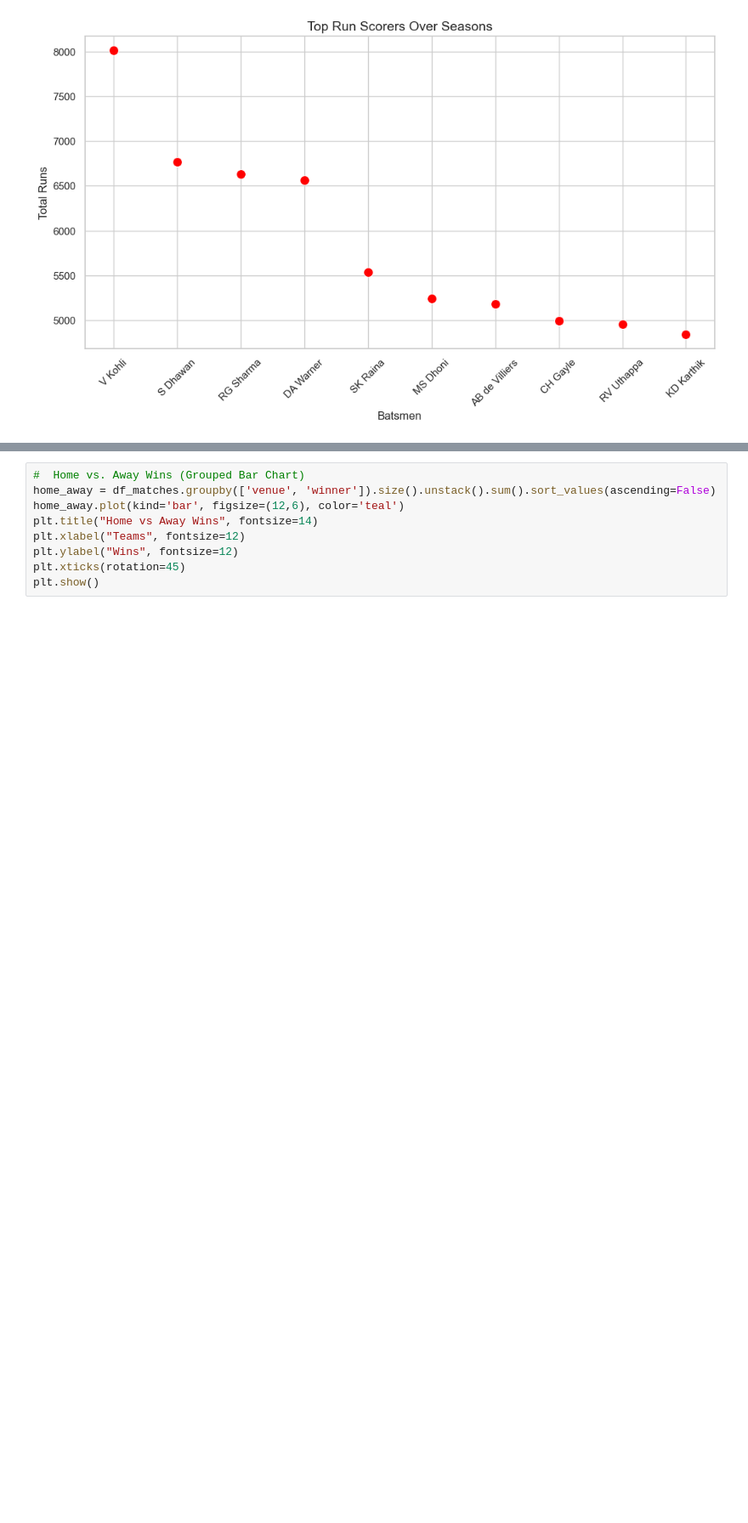
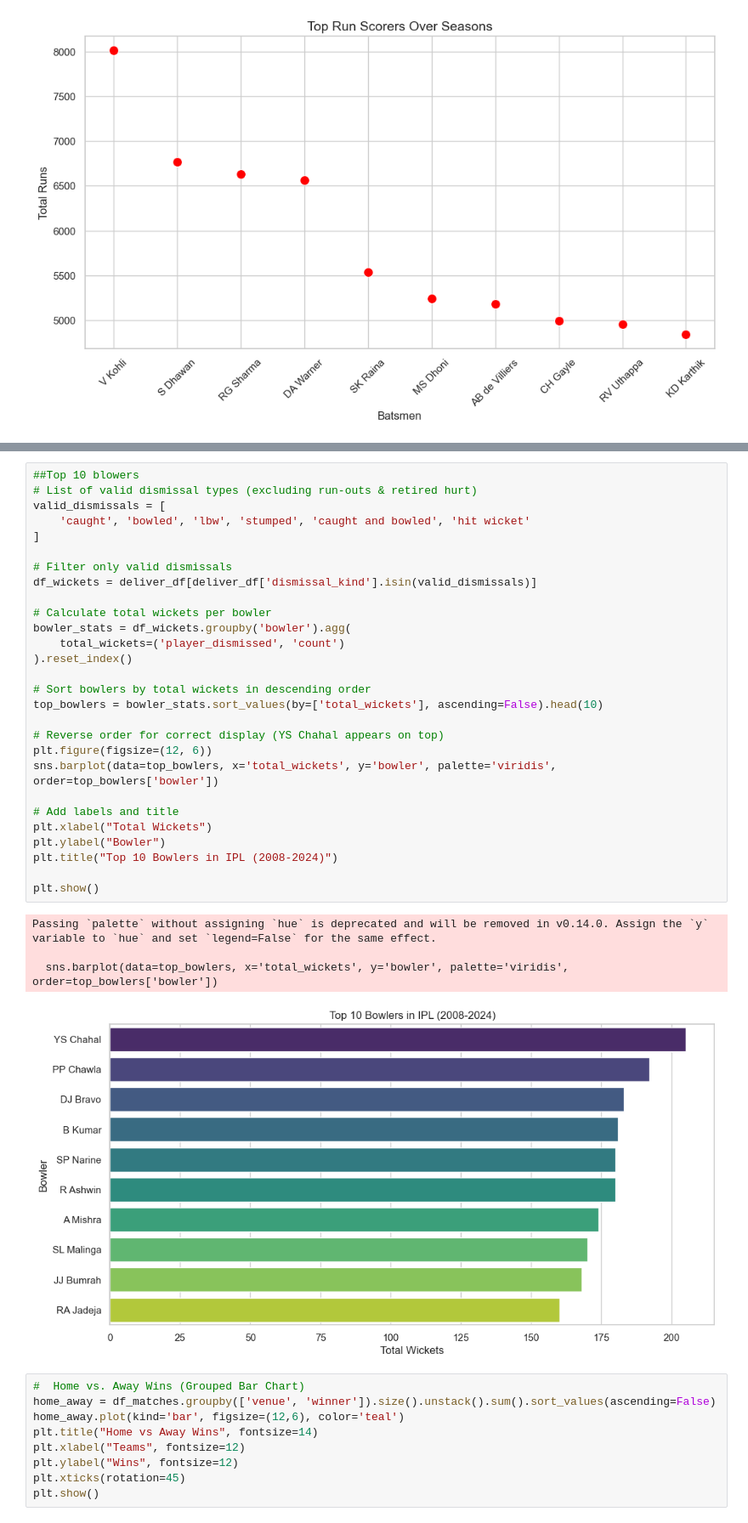
Before and after one commit to kanthiprasad26/Project-1, a Jupyter notebook: project-1(IPL Dataset).ipynb, the cells around one changed output, grey strips where cells are left out. Shown at 85% size. Cells and saved outputs as stored; diff of their text form; blank space fills up the shorter version.

```diff
--- a/project-1(IPL Dataset).ipynb
+++ b/project-1(IPL Dataset).ipynb
@@ -547,3 +569,36 @@ plt.show()
+# %%
+##Top 10 blowers
+# List of valid dismissal types (excluding run-outs & retired hurt)
+valid_dismissals = [
+    'caught', 'bowled', 'lbw', 'stumped', 'caught and bowled', 'hit wicket'
+]
+
+# Filter only valid dismissals
+df_wickets = deliver_df[deliver_df['dismissal_kind'].isin(valid_dismissals)]
+
+# Calculate total wickets per bowler
+bowler_stats = df_wickets.groupby('bowler').agg(
+    total_wickets=('player_dismissed', 'count')
+).reset_index()
+
+# Sort bowlers by total wickets in descending order
+top_bowlers = bowler_stats.sort_values(by=['total_wickets'], ascending=False).head(10)
+
+# Reverse order for correct display (YS Chahal appears on top)
+plt.figure(figsize=(12, 6))
+sns.barplot(data=top_bowlers, x='total_wickets', y='bowler', palette='viridis', order=top_bowlers['bowler'])
+
+# Add labels and title
+plt.xlabel("Total Wickets")
+plt.ylabel("Bowler")
+plt.title("Top 10 Bowlers in IPL (2008-2024)")
+
+plt.show()
+# %% [output]
+Passing `palette` without assigning `hue` is deprecated and will be removed in v0.14.0. Assign the `y` variable to `hue` and set `legend=False` for the same effect.
+
+  sns.barplot(data=top_bowlers, x='total_wickets', y='bowler', palette='viridis', order=top_bowlers['bowler'])
+[figure, added]
 # %%
 #  Home vs. Away Wins (Grouped Bar Chart)
 home_away = df_matches.groupby(['venue', 'winner']).size().unstack().sum().sort_values(ascending=False)
```
Also changed, not shown: parts of 10 cells of this notebook, 1 other file.
